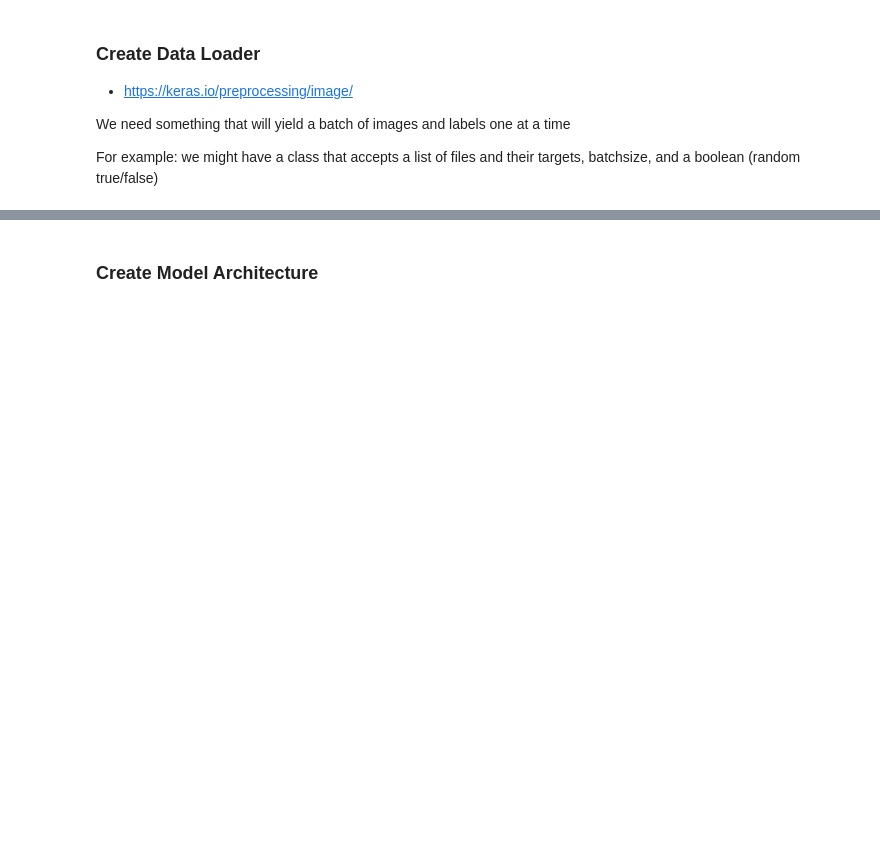
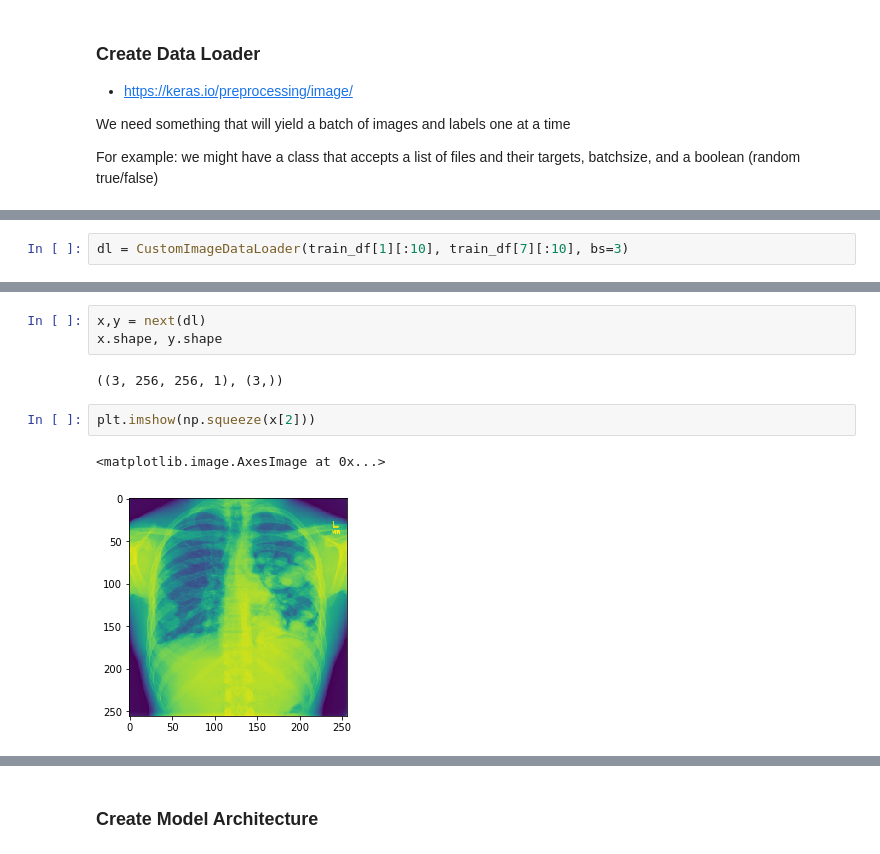
Before and after one commit to metachi/pneumonia, a Jupyter notebook: model_training.ipynb, the cells around one changed output, grey strips where cells are left out. Drawn from its saved outputs; the diff is of its cells as text; blank space fills up the shorter version.

```diff
--- a/model_training.ipynb
+++ b/model_training.ipynb
@@ -132,0 +290,2 @@ next(gen)
+# %%
+dl = CustomImageDataLoader(train_df[1][:10], train_df[7][:10], bs=3)
@@ -132,0 +304,10 @@ next(gen)
+# %%
+x,y = next(dl)
+x.shape, y.shape
+# %% [output]
+((3, 256, 256, 1), (3,))
+# %%
+plt.imshow(np.squeeze(x[2]))
+# %% [output]
+<matplotlib.image.AxesImage at 0x...>
+[figure, added]
```
Also changed, not shown: parts of 57 cells of this notebook, 3 other files.
